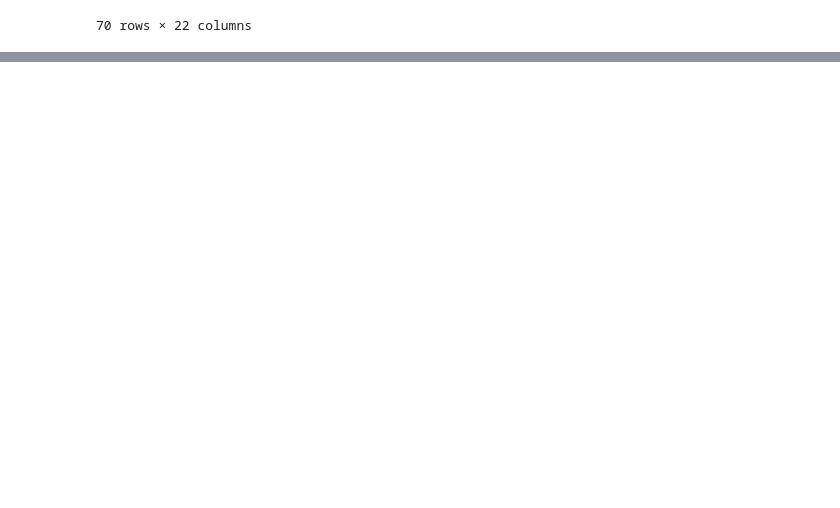
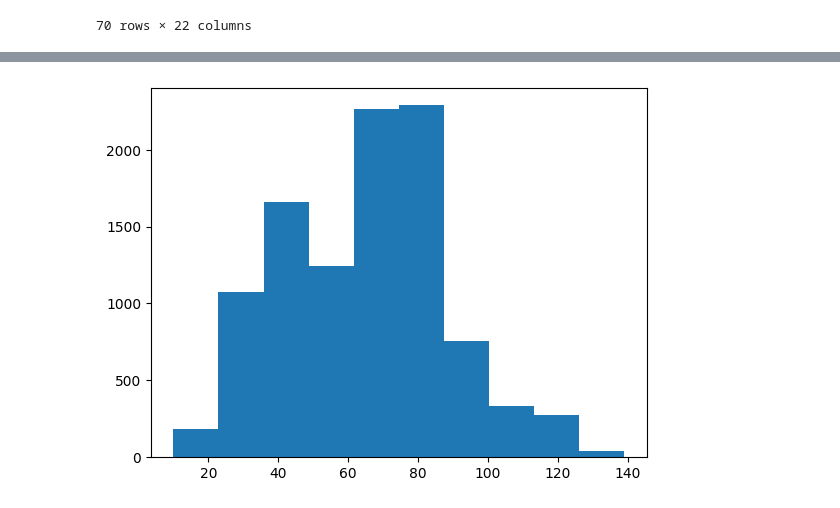
Before and after one commit to Anna-Roman/practical-python-for-data-professionals-4358485, a Jupyter notebook: data/cleaning_data.ipynb, the cells around one changed output, grey strips where cells are left out. Cells and saved outputs as stored; diff of their text form; code cells hidden in the pictures; blank space fills up the shorter version.

```diff
--- a/data/cleaning_data.ipynb
+++ b/data/cleaning_data.ipynb
@@ -178,0 +258,4 @@ data[data['Customer_Age']==30]
+# %%
+plt.hist(data['Total_Trans_Ct']);
+# %% [output]
+[figure, added]
```
Also changed, not shown: parts of 44 cells of this notebook.
